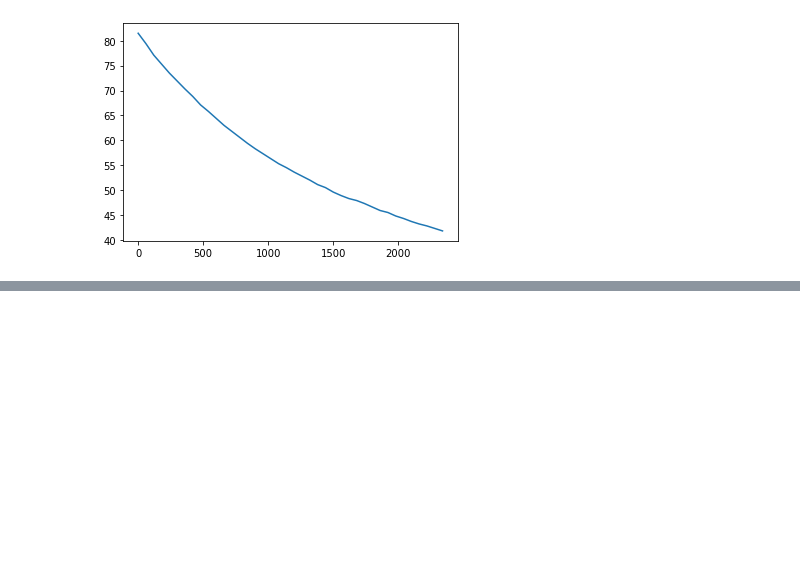
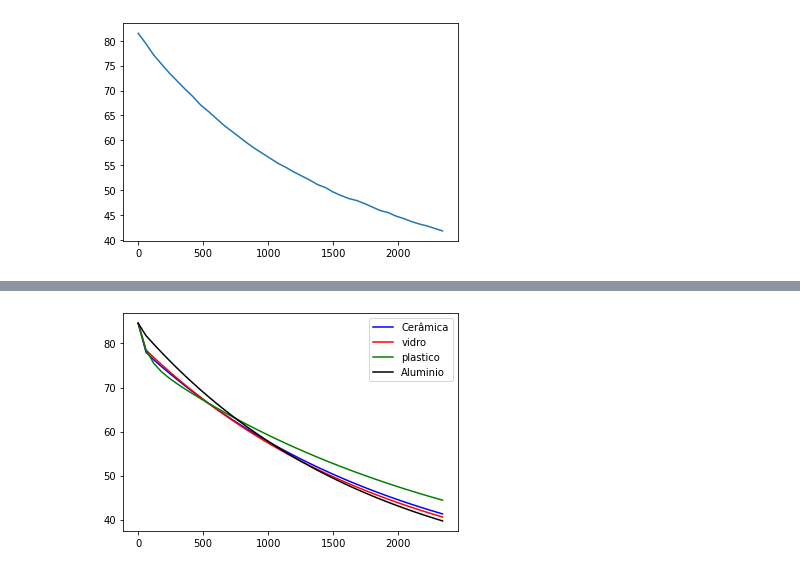
Before and after one commit to beatrizbzack/Proj2---Modsim, a Jupyter notebook: Projeto2.ipynb, the cells around one changed output, grey strips where cells are left out. Saved outputs shown, nothing was run; the diff lists cells and outputs as text; code cells hidden in the pictures; blank space fills up the shorter version.

Commit message:
Grafico conclusivo

```diff
--- a/Projeto2.ipynb
+++ b/Projeto2.ipynb
@@ -99,14 +81,14 @@ plt.show()
 # VARIÁVEIS DE RECIPIENTES
 # Cerâmica[0](Alumina), Vidro[1](Borossilicato), Plástico-Polypropylene[2]
 
-# 12-38.5, 1.15 , 0.11-0.44
-Kr = [0.92, 1.15 , 0.44] #Coeficiente de condução do recipiente (W/(m.K))
+
+Kr = [0.92, 1.15 , 0.44,6.87] #Coeficiente de condução do recipiente (W/(m.K))
 # 430-560, 7-19.84 ,24.5
-hp = [560, 19.84 , 24.5] # Coeficiente de convecção do recipiente |(W/(m2.K))
+
 # 451-955, 0.83, 1.6-2.5
-cr = [955, 0.83, 2.5] # Calor específico do recipiente  (J/(kg.K)
+cr = [955, 669.888, 1700, 903] # Calor específico do recipiente  (J/(kg.K)
 
-V = # Volume xícara (m3) - IGUAL PARA TODOS
+# Volume xícara (m3) - IGUAL PARA TODOS
 
 densidades = [3.8e3,2.23e4,1.07e3] # Densidade (kg/m3)
 def massa_recipientes(densidades, V):
@@ -123,0 +101,57 @@ SyntaxError: invalid syntax (Temp/ipykernel_17108/201350640.py, line 11)
+# %%
+#Grafico conclusivo
+
+
+def modelo2(x, t):
+    Tagua = x[0]
+    Tr = x[1]
+    Rr = dr/(Kr[1]*Api)
+    Q1 = (Tagua-Tr)/Rr
+    Q2 = (Tr - Ta)/(Rr + Rp)
+    Q3 = (Tagua-Ta)/(1/(hs*As))
+
+    dTaguadt = (1/(ma*ca))*(-Q1-Q3)
+    dTrdt = (1/(mr*cr[1]))*(Q1-Q2)
+    dxdt = [dTaguadt, dTrdt]
+    return dxdt
+def modelo3(x, t):
+    Tagua = x[0]
+    Tr = x[1]
+    Rr = dr/(Kr[2]*Api)
+    Q1 = (Tagua-Tr)/Rr
+    Q2 = (Tr - Ta)/(Rr + Rp)
+    Q3 = (Tagua-Ta)/(1/(hs*As))
+
+    dTaguadt = (1/(ma*ca))*(-Q1-Q3)
+    dTrdt = (1/(mr*cr[2]))*(Q1-Q2)
+    dxdt = [dTaguadt, dTrdt]
+    return dxdt
+def modelo4(x, t):
+    Tagua = x[0]
+    Tr = x[1]
+    Rr = dr/(Kr[3]*Api)
+    Q1 = (Tagua-Tr)/Rr
+    Q2 = (Tr - Ta)/(Rr + Rp)
+    Q3 = (Tagua-Ta)/(1/(hs*As))
+
+    dTaguadt = (1/(ma*ca))*(-Q1-Q3)
+    dTrdt = (1/(mr*cr[3]))*(Q1-Q2)
+    dxdt = [dTaguadt, dTrdt]
+    return dxdt
+
+colors = ['yellow','red','blue']
+x = odeint(modelo2, x_0, lista_t)
+Tagua_lista_vidro = x[:, 1]
+y = odeint(modelo3, x_0,lista_t)
+Tagua_lista_plastico = y[:,1]
+z = odeint(modelo4, x_0,lista_t)
+Tagua_lista_aluminio = z[:,1]
+plt.plot(lista_t,Tagua_lista-273.15,color='blue',label='Cerâmica')
+plt.plot(lista_t, Tagua_lista_vidro-273.15,color='red',label='vidro')
+plt.plot(lista_t, Tagua_lista_plastico-273.15, color='green',label='plastico')
+plt.plot(lista_t, Tagua_lista_aluminio-273.15, color='black',label='Aluminio')
+
+plt.legend()
+plt.show()
+# %% [output]
+[figure, added]
```
Also changed, not shown: parts of 4 cells of this notebook.
